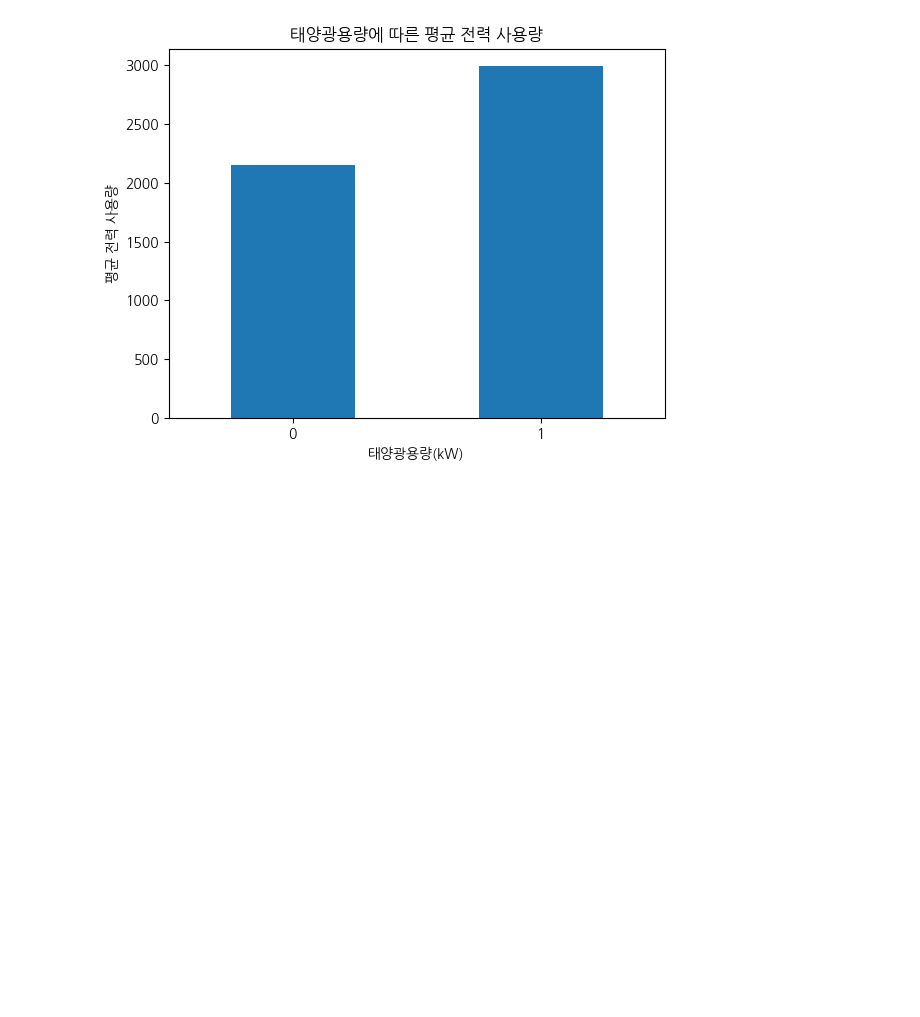
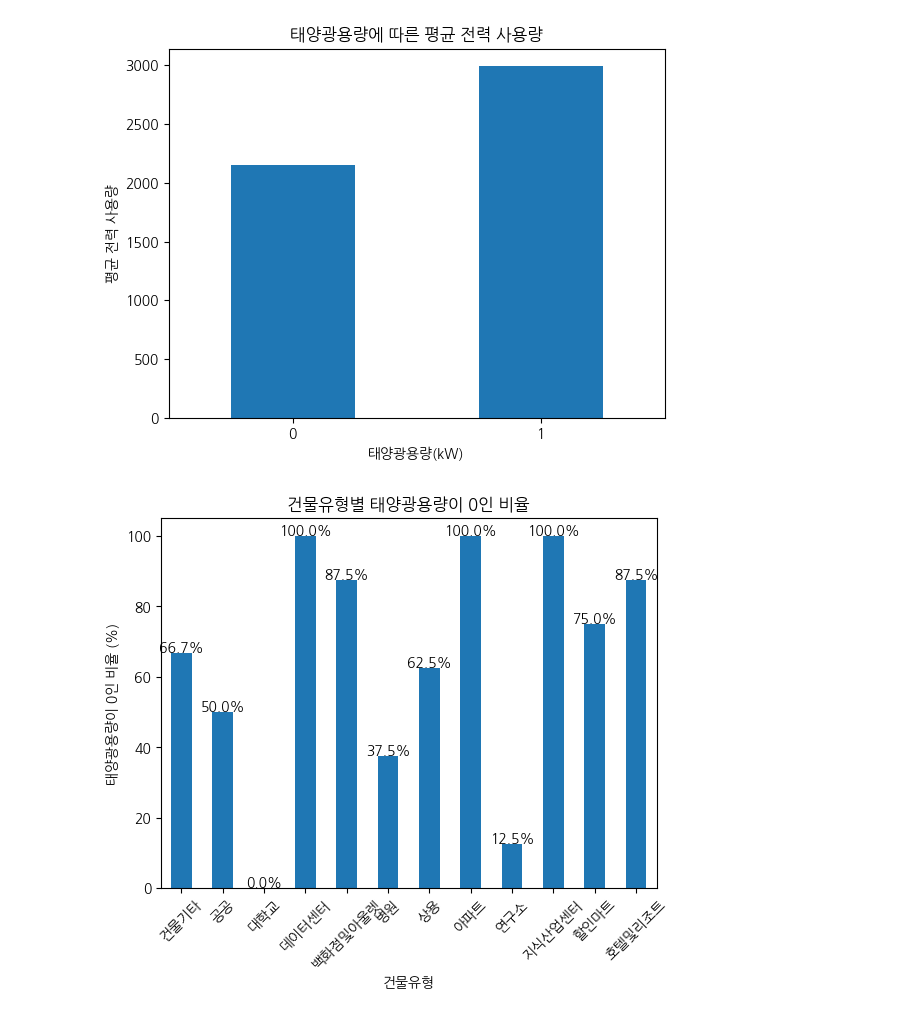
Before and after one commit to dongkieric98/-, a Jupyter notebook: electricity_EDA.ipynb, the cells around one changed output. Drawn from its saved outputs; the diff is of its cells as text; code cells hidden in the pictures; blank space fills up the shorter version.

```diff
--- a/electricity_EDA.ipynb
+++ b/electricity_EDA.ipynb
@@ -146,3 +154,21 @@ plt.xticks(rotation=0)
 plt.show()
 # %% [output]
 [figure]
+# %%
+# 건물유형별 태양광용량이 0인 항목의 비율을 계산
+building_type_zero_solar = train.groupby('건물유형').apply(lambda x: (x['태양광용량(kW)'] == 0).mean() * 100)  # 백분율로 변환
+
+# 비율을 막대 그래프로 시각화
+ax = building_type_zero_solar.plot(kind='bar')
+plt.xlabel('건물유형')
+plt.ylabel('태양광용량이 0인 비율 (%)')
+plt.title('건물유형별 태양광용량이 0인 비율')
+plt.xticks(rotation=45)  # x축 라벨 회전
+
+# 막대 위에 비율 표시
+for i, v in enumerate(building_type_zero_solar):
+    ax.text(i, v + 0.5, f"{v:.1f}%", color='black', ha='center')
+
+plt.show()
+# %% [output]
+[figure, added]
```
Also changed, not shown: parts of 1 cell of this notebook.
